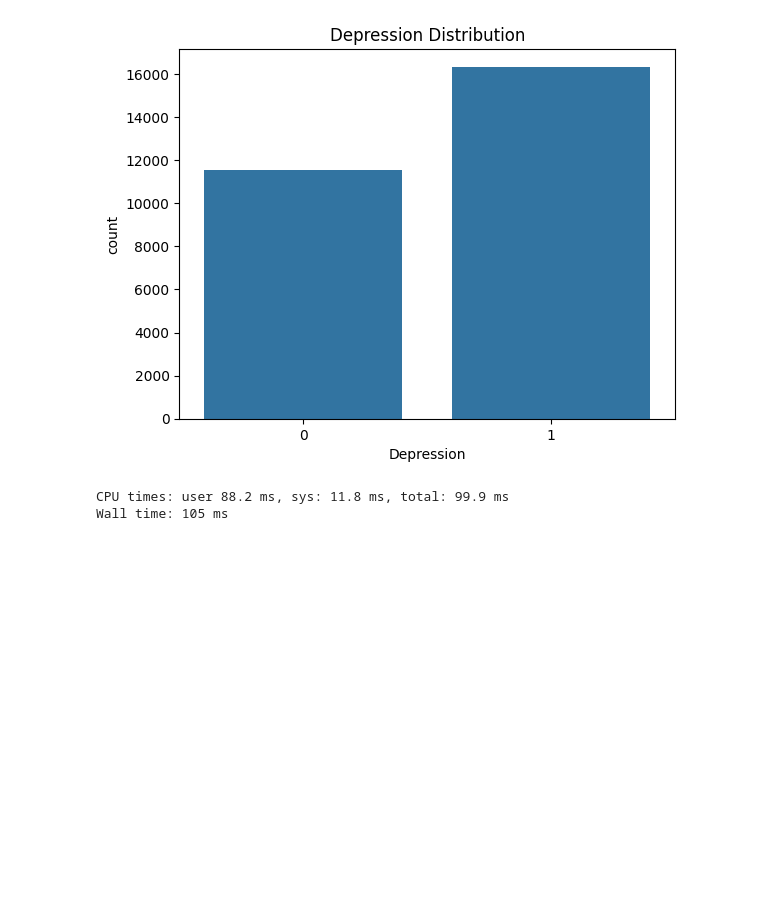
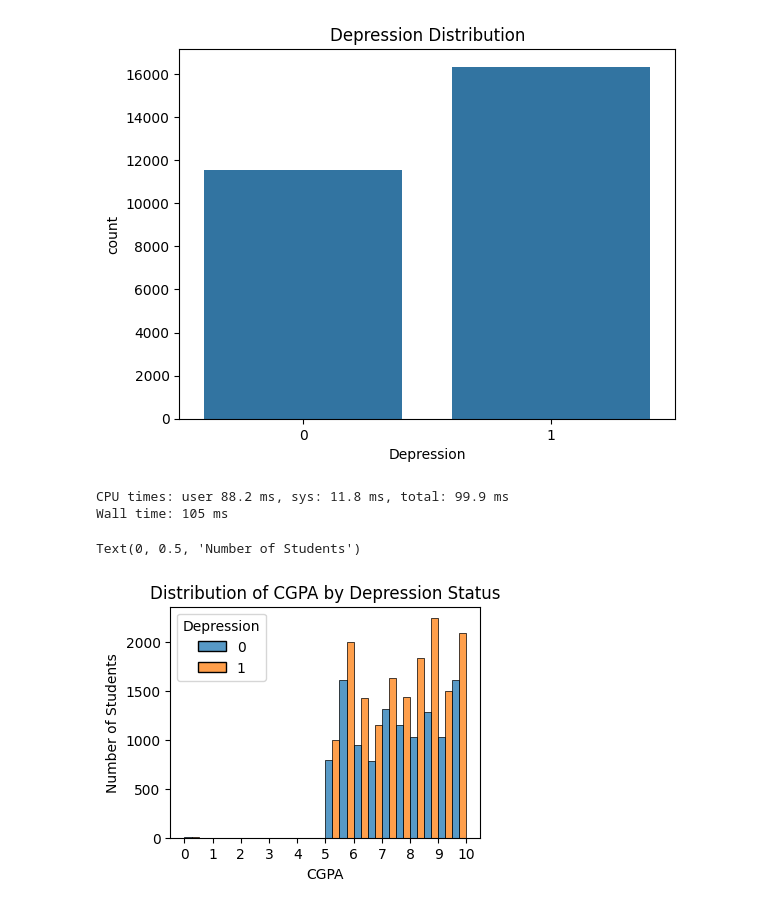
Before and after one commit to Jonnyj777/Student-Depression-Classifier, a Jupyter notebook: notebooks/student_analysis.ipynb, the cells around one changed output. Saved outputs shown, nothing was run; the diff lists cells and outputs as text; code cells hidden in the pictures; blank space fills up the shorter version.

```diff
--- a/notebooks/student_analysis.ipynb
+++ b/notebooks/student_analysis.ipynb
@@ -21,3 +21,13 @@ plt.show()
 [figure]
 CPU times: user 88.2 ms, sys: 11.8 ms, total: 99.9 ms
 Wall time: 105 ms
+# %%
+plt.figure(figsize=(4,3))
+sns.histplot(data=df, x="CGPA", hue="Depression", bins=20, multiple="dodge")
+plt.xticks(range(0,11))
+plt.title("Distribution of CGPA by Depression Status")
+plt.xlabel("CGPA")
+plt.ylabel("Number of Students")
+# %% [output]
+Text(0, 0.5, 'Number of Students')
+[figure, added]
```
Also changed, not shown: 3 other files.
